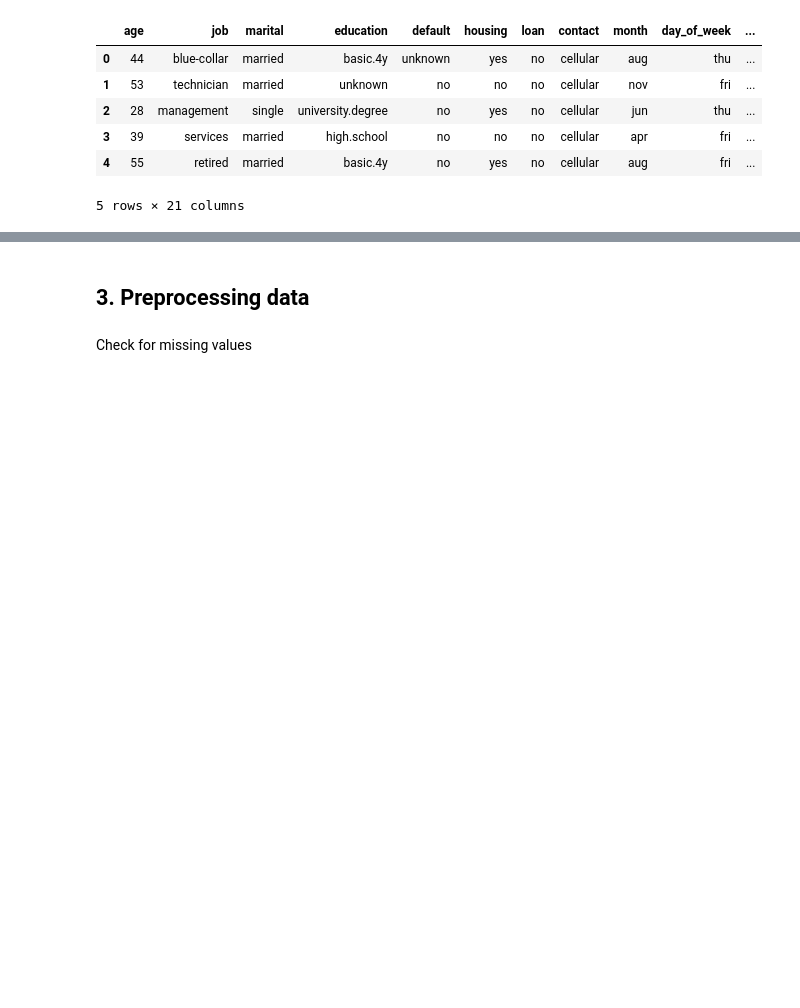
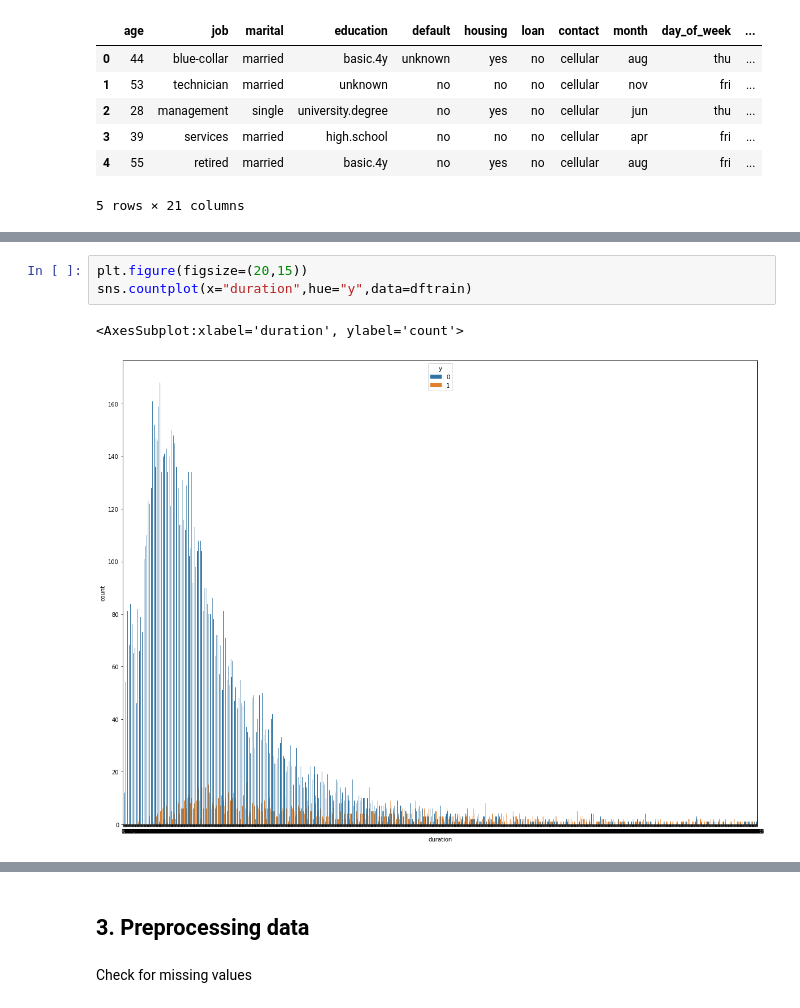
Before and after one commit to CGAInstitution/proxecto-final-ud2-GuillermoGarMar, a Jupyter notebook: ML.UD2.Supervised-FinalProject.ipynb, the cells around one changed output, grey strips where cells are left out. Cells and saved outputs as stored; diff of their text form; blank space fills up the shorter version.

```diff
--- a/ML.UD2.Supervised-FinalProject.ipynb
+++ b/ML.UD2.Supervised-FinalProject.ipynb
@@ -106,3 +111,9 @@ dftest.describe()
+# %%
+plt.figure(figsize=(20,15))
+sns.countplot(x="duration",hue="y",data=dftrain)
+# %% [output]
+<AxesSubplot:xlabel='duration', ylabel='count'>
+[figure, added]
 # %%
 from pandas.api.types import is_numeric_dtype
 for col in dftrain.columns:
```
Also changed, not shown: parts of 8 cells of this notebook.
